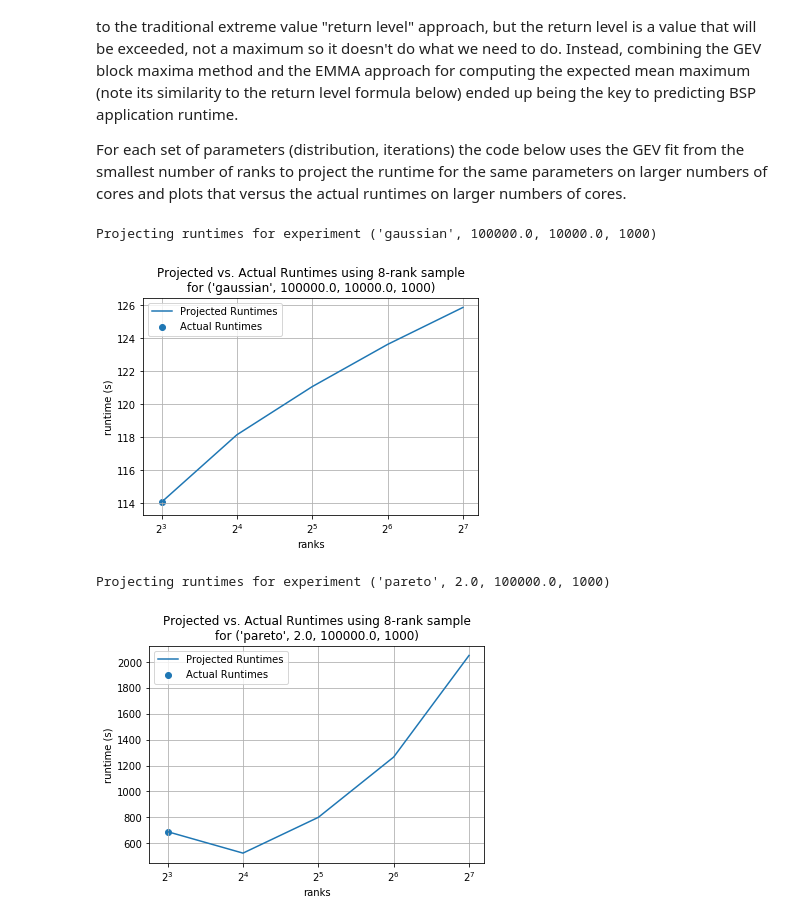
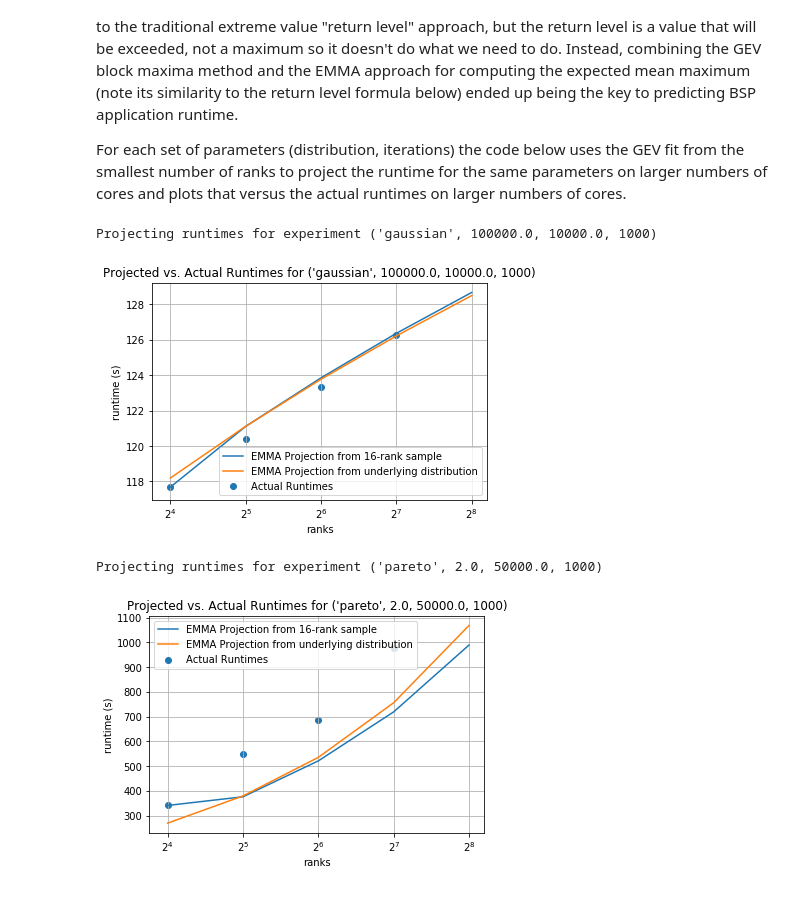
Before and after one commit to qwofford/popperized, a Jupyter notebook: pipelines/data_generator/validate/interval-analysis.ipynb, the cells around one changed output. Drawn from its saved outputs; the diff is of its cells as text; code cells hidden in the pictures.

```diff
--- a/pipelines/data_generator/validate/interval-analysis.ipynb
+++ b/pipelines/data_generator/validate/interval-analysis.ipynb
@@ -159,9 +169,9 @@ for frame in iterdata.groupby('uniq_id'):
     eparam = expdata[expdata['uniq_id'] == frame[0]].expected_gev.array[0]
     statistic, pvalue = stats.kstest(frame[1].expected_interval_max, 'genextreme', args = eparam)
     if (pvalue < confidence):
-        print('ERROR: Rejecting NULL Hypothesis that expected interval lengths fit\n',
-              'GEV {0} with p={1} < {2}'.format(eparam, pvalue, confidence))
+        print('ERROR: Experiment {0} rejecting NULL Hypothesis that'.format(frame[0]),
+              'expected interval lengths fit GEV {0} with p={1} < {2}'.format(eparam, pvalue, confidence))
     else:
-        print('Expected interval lengths come from GEV {0}\n'.format(eparam),
-              'with p={0} > {1}'.format(pvalue, confidence))
+        print('Experiment {0} expected interval lengths come from'.format(frame[0]),
+              'GEV {0} with p={1} > {2}'.format(eparam, pvalue, confidence))
 # %% [output]
@@ -226,44 +248,64 @@ def return_level(dist, p):
 def emma(dist, p):
     return dist.ppf((0.570376002)**(1/p))
 
+
 def project_runtimes(exp, row, fig, ax):
     iterations = row['iterations']
     ranks = [row['ranks']]
-    aparam = row['actual_gev']
-    gevdist = stats.genextreme(*aparam)
 
-    # Our runtime on 1 block is just the expected value of the distribution
-    runtime_emma = [gevdist.moment(1)*iterations/1000000]
+    odistname=row['distribution']
+    oparams = distmap[odistname]['translate'](row['a'], row['b'])
+    odist = distmap[odistname]['dist'](*oparams)
 
+    gevparam = row['actual_gev']
+    gevdist = stats.genextreme(*gevparam)
+
+    # Sample-projected runtime on 1 block is just the expected value of the GEV distribution
+    runtime_sample_emma = [gevdist.moment(1)*iterations/1000000]
+
+    # Distribution-projected runtime based on either the original distribution or its EMMA
+    # project to the initial number of ranks
+    rank = row['ranks']
+    if rank == 0:
+        runtime_original_emma = [odist.moment(1)*iterations/1000000]
+    else:
+        runtime_original_emma = [emma(odist, rank)*iterations/1000000]
+
+    # And project everything to more ranks
     for i in range(1, 5):
-        ranks.append(row['ranks']*(2**i))
-        runtime_emma.append(emma(gevdist, 2**i)*iterations/1000000)
+        rank = row['ranks']*(2**i)
+        ranks.append(rank)
+        runtime_sample_emma.append(emma(gevdist, 2**i)*iterations/1000000)
+        runtime_original_emma.append(emma(odist, rank)*iterations/1000000)
 
-    ax.plot(ranks, runtime_emma, label='Projected Runtimes'.format(ranks[0]))
+    # Plot the projections.
+    ax.plot(ranks, runtime_sample_emma, label='EMMA Projection from {0}-rank sample'.format(ranks[0]))
+    ax.plot(ranks, runtime_original_emma, label='EMMA Projection from underlying distribution')
+
     ax.set_xscale('log', basex=2)
     ax.set(xlabel='ranks', ylabel='runtime (s)', xticks=ranks,
-           title='Projected vs. Actual Runtimes using {0}-rank sample\nfor {1}'.format(ranks[0],exp))
+           title='Projected vs. Actual Runtimes for {0}'.format(exp))
 
 # For each set of distributions and parameters, project runtimes from smallest
 # experiment and plot larger experiments versus this projection
 for frame in expdata.groupby(['distribution', 'a', 'b', 'iterations']):
     exps = frame[1].sort_values(['ranks']).reset_index(drop=True)
     print('Projecting runtimes for experiment {0}'.format(frame[0]))
 
     fig, ax = plt.subplots()
     runtimes = []
     sizes = []
     for iter, row in exps.iterrows():
         sizes.append(row['ranks'])
         runtimes.append(row['runtime']/1000000)
         if iter == 0:
             project_runtimes(frame[0], row, fig, ax)
     ax.scatter(sizes, runtimes, label='Actual Runtimes')
     ax.grid()
     plt.legend()
     plt.show()
 # %% [output]
 Projecting runtimes for experiment ('gaussian', 100000.0, 10000.0, 1000)
-[figure, old version]
+[figure, new version]
-Projecting runtimes for experiment ('pareto', 2.0, 100000.0, 1000)
+Projecting runtimes for experiment ('pareto', 2.0, 50000.0, 1000)
-[figure, old version]
+[figure, new version]
```
Also changed, not shown: parts of 3 cells of this notebook, 4 other files.
